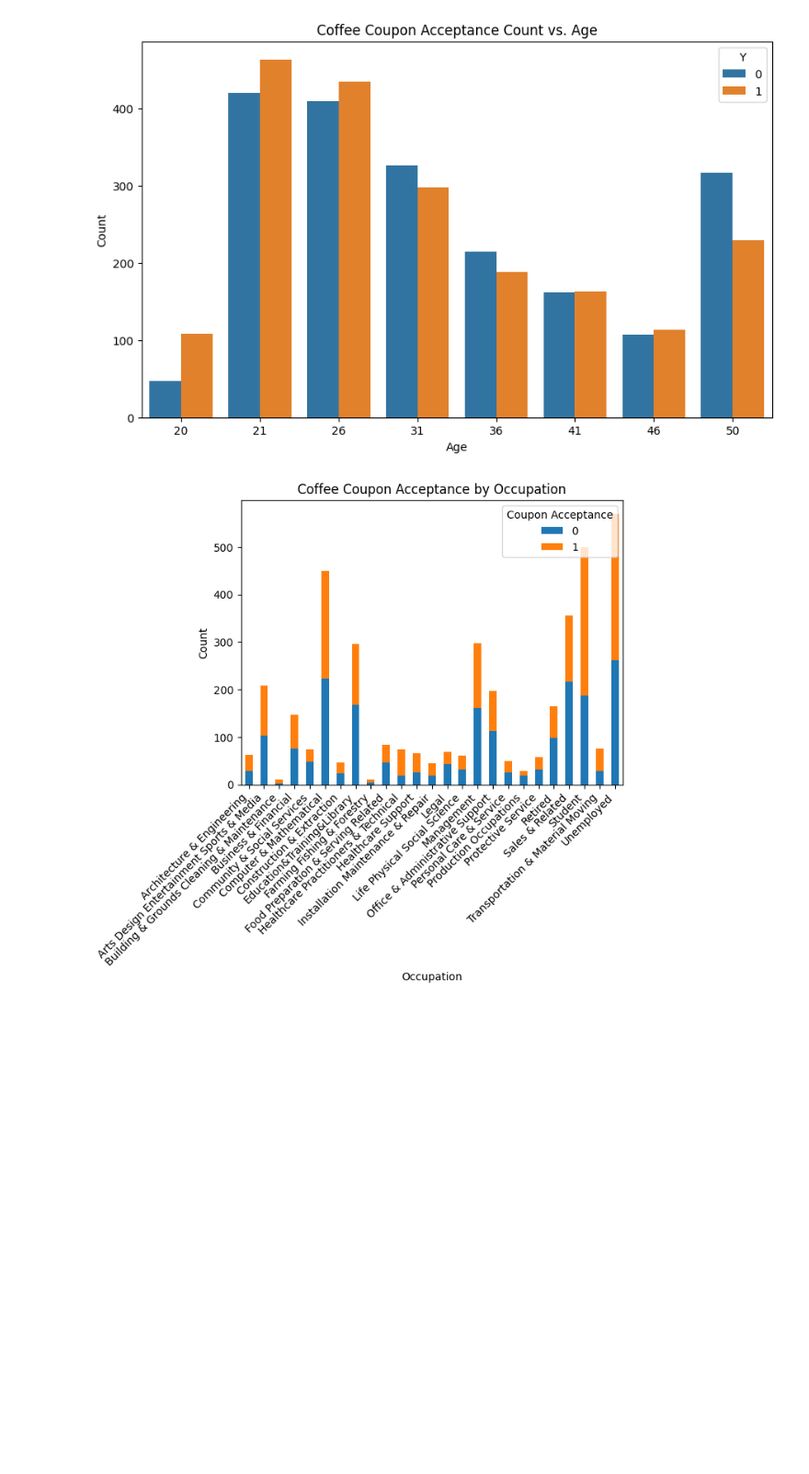
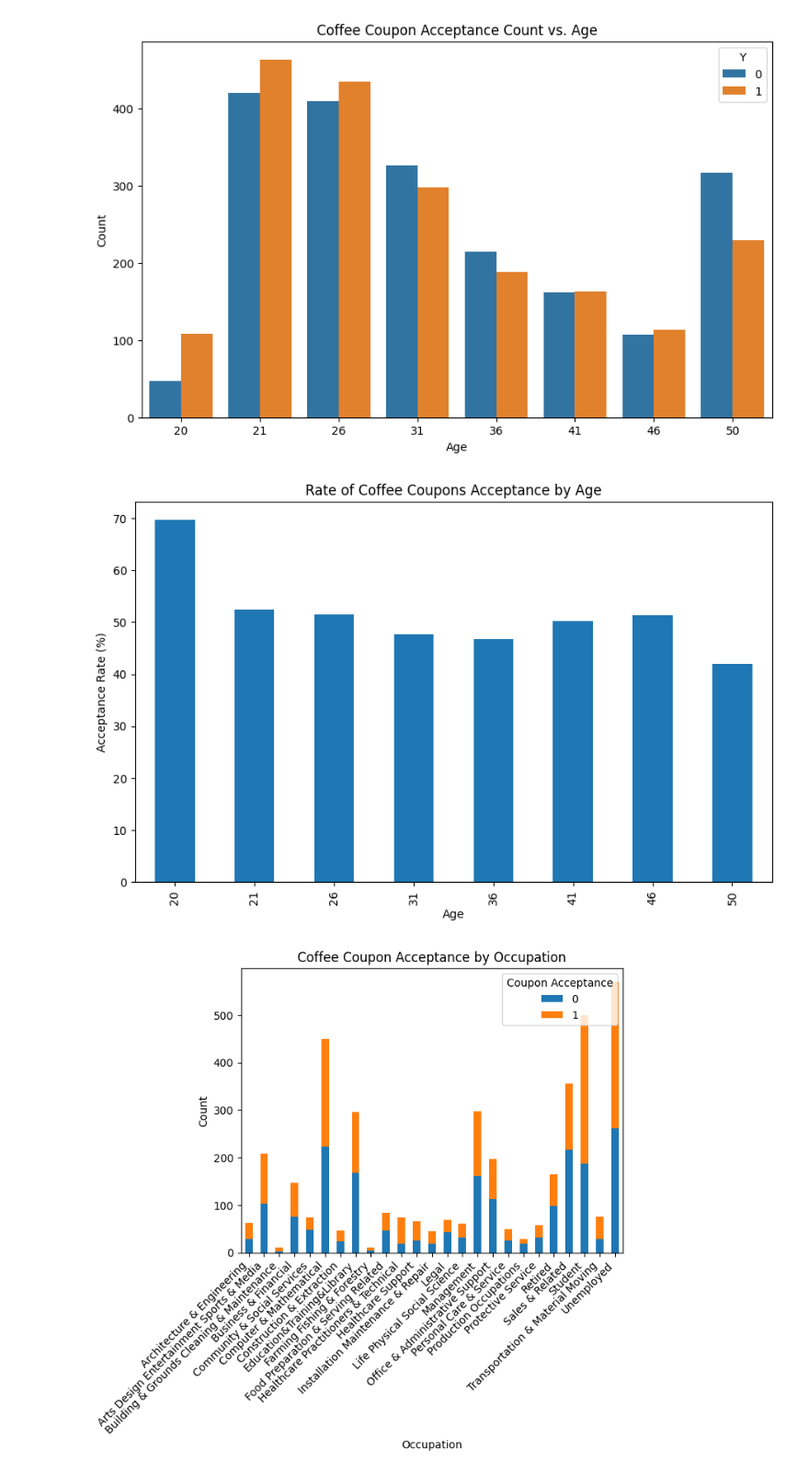
Before and after one commit to arethasamuel/BerkeleyMachineLearning, a Jupyter notebook: Module5.ipynb, the cells around one changed output. Shown at 92% size. Cells and saved outputs as stored; diff of their text form; code cells hidden in the pictures; blank space fills up the shorter version.

```diff
--- a/Module5.ipynb
+++ b/Module5.ipynb
@@ -444,6 +490,23 @@ plt.ylabel('Count')
 plt.show()
 # %% [output]
 [figure]
+# %%
+
+# Calculate the proportion of Y == 1 for each age group
+age_acceptance_rate = coffee_coupons.groupby('age')['Y'].value_counts(normalize=True).unstack()
+
+# Convert to percentage
+age_acceptance_rate[1] = age_acceptance_rate[1] * 100
+
+# Create the bar plot
+plt.figure(figsize=(10, 6))
+age_acceptance_rate[1].plot(kind='bar')
+plt.title('Rate of Coffee Coupons Acceptance by Age')
+plt.xlabel('Age')
+plt.ylabel('Acceptance Rate (%)')
+plt.show()
+# %% [output]
+[figure, added]
 # %%
 
 
```
Also changed, not shown: parts of 9 cells of this notebook.
